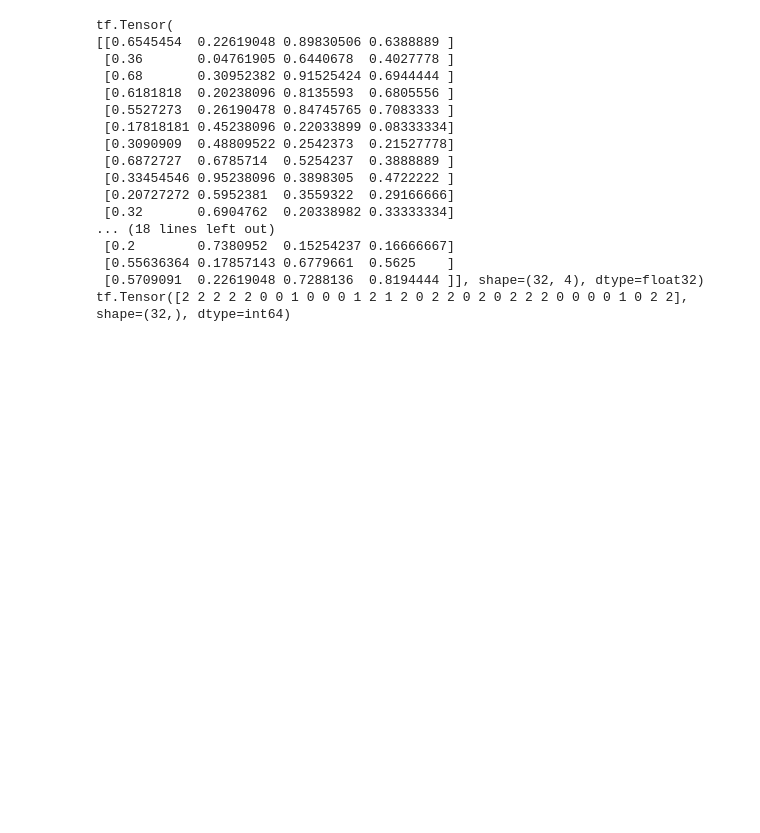
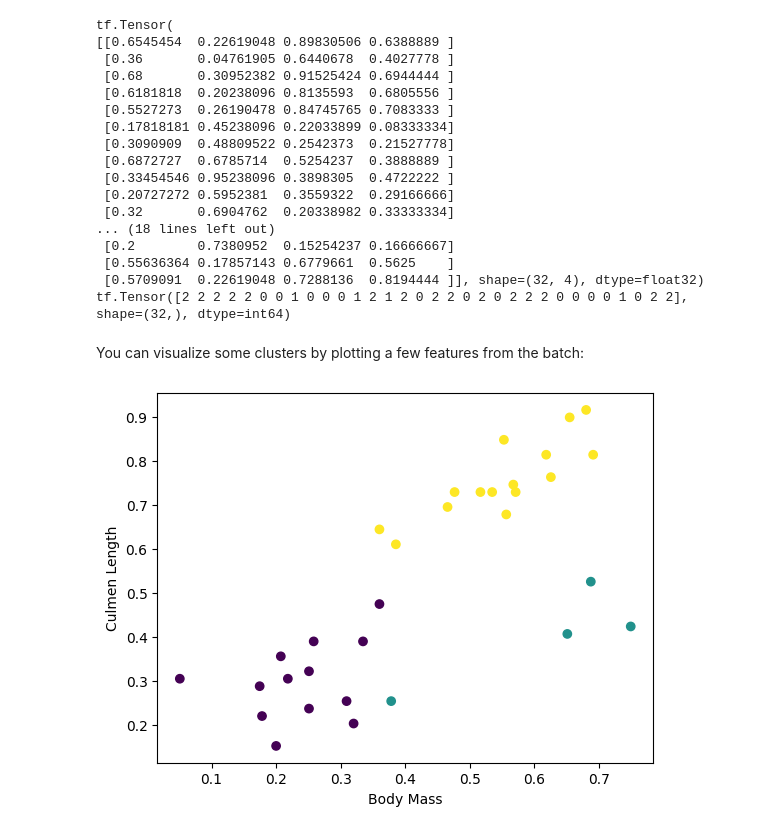
Before and after one commit to AiJared/TensorFlow-Customization, a Jupyter notebook: Custom_Training_Walkthrough.ipynb, the cells around one changed output. Saved outputs shown, nothing was run; the diff lists cells and outputs as text; code cells hidden in the pictures; blank space fills up the shorter version.

Commit message:
visualizing some features

```diff
--- a/Custom_Training_Walkthrough.ipynb
+++ b/Custom_Training_Walkthrough.ipynb
@@ -165,3 +165,16 @@ tf.Tensor(
  [0.55636364 0.17857143 0.6779661  0.5625    ]
  [0.5709091  0.22619048 0.7288136  0.8194444 ]], shape=(32, 4), dtype=float32)
 tf.Tensor([2 2 2 2 2 0 0 1 0 0 0 1 2 1 2 0 2 2 0 2 0 2 2 2 0 0 0 0 1 0 2 2], shape=(32,), dtype=int64)
+# %% [markdown]
+You can visualize some clusters by plotting a few features from the batch:
+# %%
+plt.scatter(features[:, 0],
+            features[:, 2],
+            c=labels,
+            cmap='viridis')
+
+plt.xlabel("Body Mass")
+plt.ylabel("Culmen Length")
+plt.show()
+# %% [output]
+[figure, added]
```
